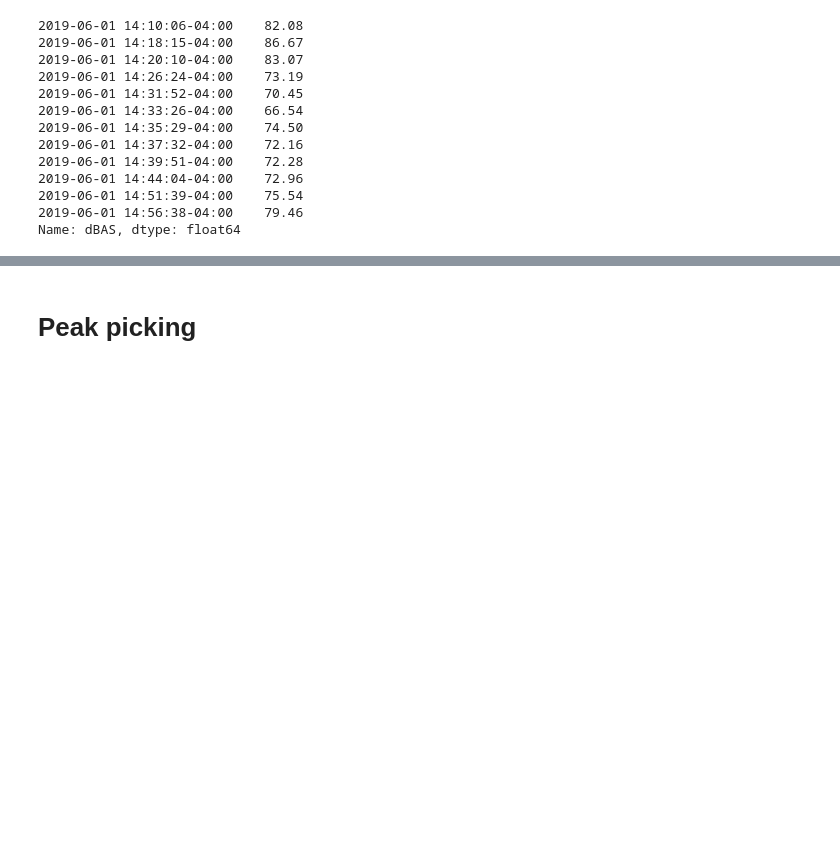
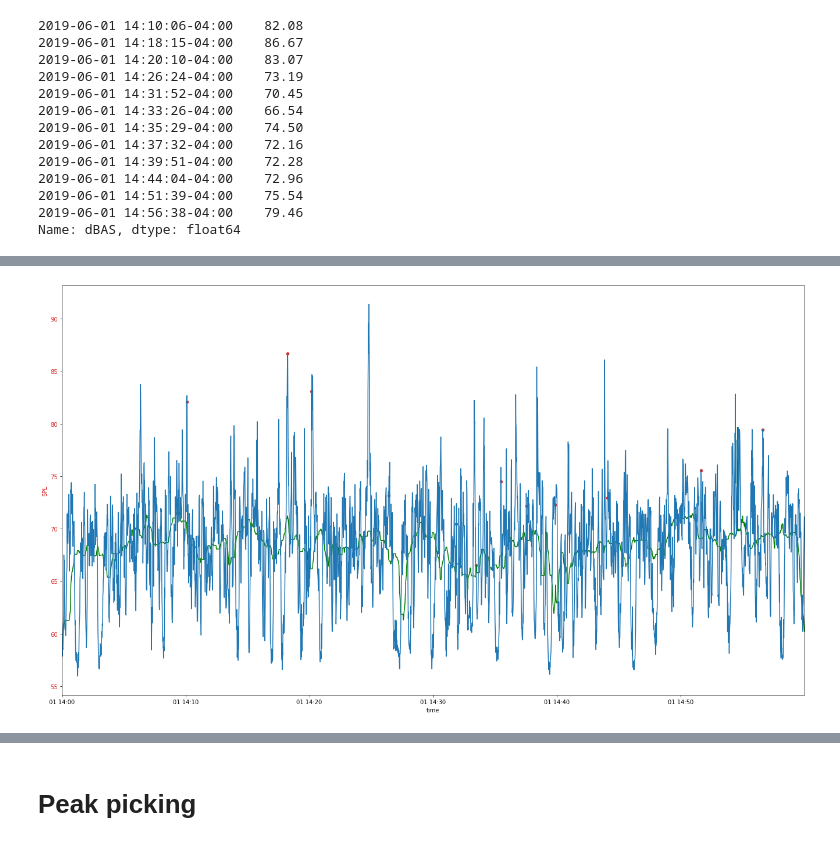
Before and after one commit to marin-hyatt/public-redhook-analysis, a Jupyter notebook: Truck_Analysis.ipynb, the cells around one changed output, grey strips where cells are left out. Drawn from its saved outputs; the diff is of its cells as text; code cells hidden in the pictures; blank space fills up the shorter version.

Commit message:
Added slicing parameters to truck scatterplot

```diff
--- a/Truck_Analysis.ipynb
+++ b/Truck_Analysis.ipynb
@@ -908,5 +910,5 @@ datetime.datetime(2019, 6, 1, 14, 0, 40, tzinfo=<DstTzInfo 'US/Eastern' EDT-1 da
 # %%
-def plot_truck_clusters_scatter(joined_df):
+def plot_truck_clusters_scatter(joined_df, start_time, end_time):
     """
     Plots the SPL over time with visual cues indicating the presence of trucks over time for one sensor.
 
@@ -916,21 +918,21 @@ def plot_truck_clusters_scatter(joined_df):
         A dataframe containing timestamps, a column for cluster assignments, and dBAS values.
     """
     y_vals = []
-
-    joined_df_reset_index = joined_df.reset_index()
-    trucks_df = joined_df.loc[joined_df['assignment']==1]
+    sliced_joined_df = joined_df[start_time:end_time]
+    sliced_joined_df_reset_index = sliced_joined_df.reset_index()
+    sliced_trucks_df = sliced_joined_df.loc[sliced_joined_df['assignment']==1]
 
     #maybe make a mask for the max SPL that takes timestamps for peaks, then apply it to truck clusters?
-    truck_spl_peaks = librosa.util.peak_pick(trucks_df['dBAS'], 7, 7, 7, 7, 0.5, 5)
-    truck_dBAS_peaks = trucks_df['dBAS'][truck_spl_peaks]
+    sliced_truck_spl_peaks = librosa.util.peak_pick(sliced_trucks_df['dBAS'], 7, 7, 7, 7, 0.5, 5)
+    sliced_truck_dBAS_peaks = sliced_trucks_df['dBAS'][sliced_truck_spl_peaks]
     print('spl_peaks: ')
-    print(truck_dBAS_peaks)
+    print(sliced_truck_dBAS_peaks)
 
-    trucks_df_reset_index = trucks_df.reset_index()
-    truck_timestamp_peaks = trucks_df_reset_index['index'][truck_spl_peaks]
-    truck_timestamp_peaks_dt = [x.to_pydatetime() for x in truck_timestamp_peaks]
+    sliced_trucks_df_reset_index = sliced_trucks_df.reset_index()
+    sliced_truck_timestamp_peaks = sliced_trucks_df_reset_index['index'][sliced_truck_spl_peaks]
+    sliced_truck_timestamp_peaks_dt = [x.to_pydatetime() for x in sliced_truck_timestamp_peaks]
     print('truck_timestamp_peaks_dt: ')
-    print(truck_timestamp_peaks_dt)
+    print(sliced_truck_timestamp_peaks_dt)
 #     seconds_max_timestamps = [x.replace(microsecond=0) for x in spl_peaks_timestamps]
 #     print('seconds_max_timestamps')
 #     print(seconds_max_timestamps)
@@ -959,7 +961,7 @@ def plot_truck_clusters_scatter(joined_df):
     # Plot dot over max SPL value when that value corresponds to a trucking instance
 #     y, x, _ = ax1.hist(total_timestamp_arr, bins=bin_arr, color=color)
 #     y_vals.append(y.max())
-    ax1.scatter(truck_timestamp_peaks_dt, truck_dBAS_peaks, color=color, s=20)
+    ax1.scatter(sliced_truck_timestamp_peaks_dt, sliced_truck_dBAS_peaks, color=color, s=20)
     ax1.tick_params(axis='y', labelcolor=color)
 
 #     ax2 = ax1.twinx()  # instantiate a second axes that shares the same x-axis
@@ -969,11 +971,11 @@ def plot_truck_clusters_scatter(joined_df):
 #     ax2.set_ylabel('dBAS', color=color)  # we already handled the x-label with ax1
 #     ax2.plot(spl_time, spl_dBAS_mean, color=color)
 #     ax2.plot(spl_time, spl_dBAS_max, color='black')
-    ax1.plot(joined_df_reset_index['index'], \
-             scipy.signal.medfilt(joined_df['dBAS'].values, 15)[::ds_factor], color='g')
-    ax1.plot(joined_df_reset_index['index'], joined_df['dBAS'])
+    ax1.plot(sliced_joined_df_reset_index['index'], \
+             scipy.signal.medfilt(sliced_joined_df['dBAS'].values, 101)[::ds_factor], color='g')
+    ax1.plot(sliced_joined_df_reset_index['index'], sliced_joined_df['dBAS'])
 #     ax2.tick_params(axis='y', labelcolor=color)
-    ax1.set_xlim([joined_df_reset_index['index'].iloc[0], joined_df_reset_index['index'].iloc[-1]])
+    ax1.set_xlim([sliced_joined_df_reset_index['index'].iloc[0], sliced_joined_df_reset_index['index'].iloc[-1]])
 
 #     ax1.set_ylim([0,max(y_vals)])
 
@@ -1002,0 +985,3 @@ truck_timestamp_peaks_dt:
+# %%
+plot_truck_clusters_scatter(hour_joined_df, hour_joined_df.index[0], hour_joined_df.index[-1])
+# %% [output]
@@ -1002,0 +1004 @@ truck_timestamp_peaks_dt:
+[figure, added]
```
Also changed, not shown: parts of 5 cells of this notebook.
